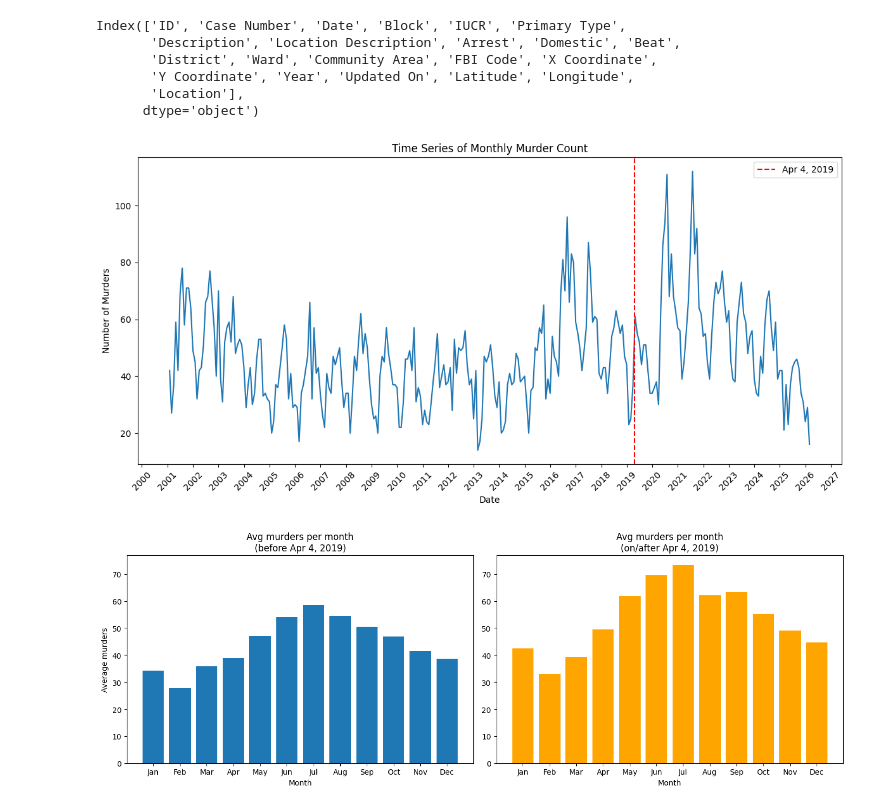
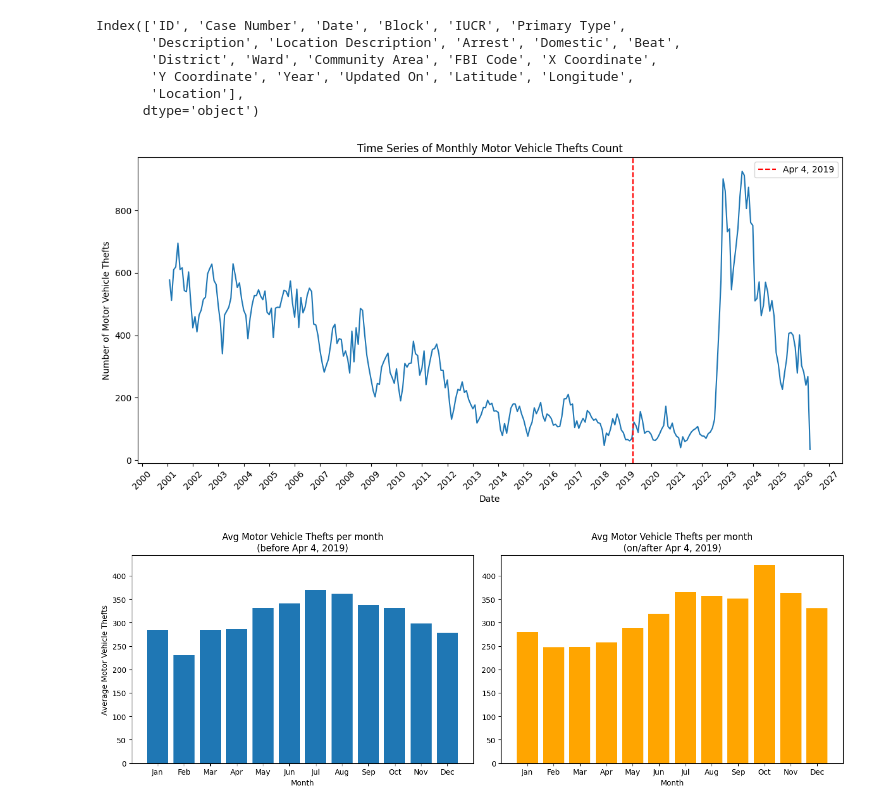
Before and after one commit to DylanBerry1/gun-violence-analysis, a Jupyter notebook: notebooks/exploration/chicago_analysis.ipynb, the cells around one changed output. Drawn from its saved outputs; the diff is of its cells as text; code cells hidden in the pictures.

```diff
--- a/notebooks/exploration/chicago_analysis.ipynb
+++ b/notebooks/exploration/chicago_analysis.ipynb
@@ -2,7 +2,8 @@
 import pandas as pd
 from matplotlib import pyplot as plt
 # %%
-df = pd.read_csv('../../data/raw/chicago_violence_homicides.csv')
+df = pd.read_csv('../../data/raw/chicago_motor_vehicle_theft_crimes.csv')
+df = df[df['Description'] != 'AUTOMOBILE']
 # %%
 df.columns
 # %% [output]
@@ -32,14 +33,14 @@ ax.xaxis.set_major_locator(mdates.YearLocator())
 ax.xaxis.set_major_formatter(mdates.DateFormatter('%Y'))
 plt.axvline(x=pd.to_datetime('2019-04-19'), color='red', linestyle='--', label='Apr 4, 2019')
 plt.xlabel('Date')
-plt.ylabel('Number of Murders')
-plt.title('Time Series of Monthly Murder Count')
+plt.ylabel('Number of Motor Vehicle Thefts')
+plt.title('Time Series of Monthly Motor Vehicle Thefts Count')
 plt.legend()
 plt.xticks(rotation=45)
 plt.tight_layout()
 plt.show()
 # %% [output]
-[figure, old version]
+[figure, new version]
 # %%
 # Compare average murders per calendar month before and after cutoff
 cutoff = pd.to_datetime('2019-04-04')
@@ -47,34 +48,34 @@ df_before = df_sorted[df_sorted['Date'] < cutoff]
 df_after = df_sorted[df_sorted['Date'] >= cutoff]
 
 # Monthly sums for each period
 monthly_before = df_before.groupby(pd.Grouper(key='Date', freq='M')).size()
 monthly_after = df_after.groupby(pd.Grouper(key='Date', freq='M')).size()
 
 # Average by calendar month (1-12), reindex to ensure all months present
 avg_by_month_before = monthly_before.groupby(monthly_before.index.month).mean().reindex(range(1,13), fill_value=0)
 avg_by_month_after = monthly_after.groupby(monthly_after.index.month).mean().reindex(range(1,13), fill_value=0)
 
 import calendar
 months = [calendar.month_abbr[i] for i in range(1,13)]
 
 plt.figure(figsize=(14,5))
 ax1 = plt.subplot(1,2,1)
 ax1.bar(months, avg_by_month_before.values)
-ax1.set_title('Avg murders per month\n(before Apr 4, 2019)')
+ax1.set_title('Avg Motor Vehicle Thefts per month\n(before Apr 4, 2019)')
 ax1.set_xlabel('Month')
-ax1.set_ylabel('Average murders')
+ax1.set_ylabel('Average Motor Vehicle Thefts')
 
 ax2 = plt.subplot(1,2,2)
 ax2.bar(months, avg_by_month_after.values, color='orange')
-ax2.set_title('Avg murders per month\n(on/after Apr 4, 2019)')
+ax2.set_title('Avg Motor Vehicle Thefts per month\n(on/after Apr 4, 2019)')
 ax2.set_xlabel('Month')
 
 # Use the same y-axis scale for both subplots
 ymax = max(avg_by_month_before.max(), avg_by_month_after.max())
 ax1.set_ylim(0, ymax * 1.05)
 ax2.set_ylim(0, ymax * 1.05)
 
 plt.tight_layout()
 plt.show()
 # %% [output]
-[figure, old version]
+[figure, new version]
```
Also changed, not shown: parts of 5 cells of this notebook.
